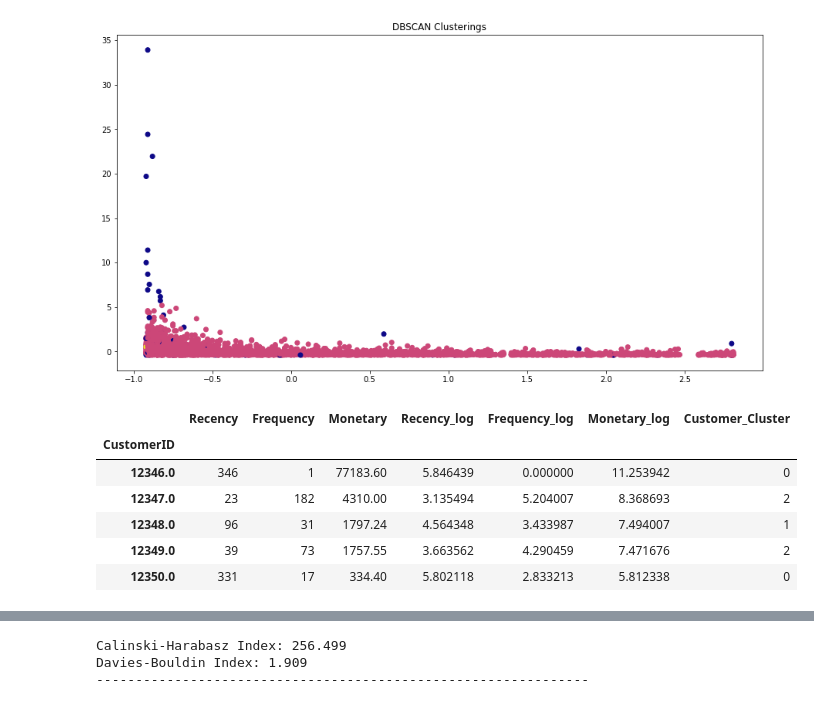
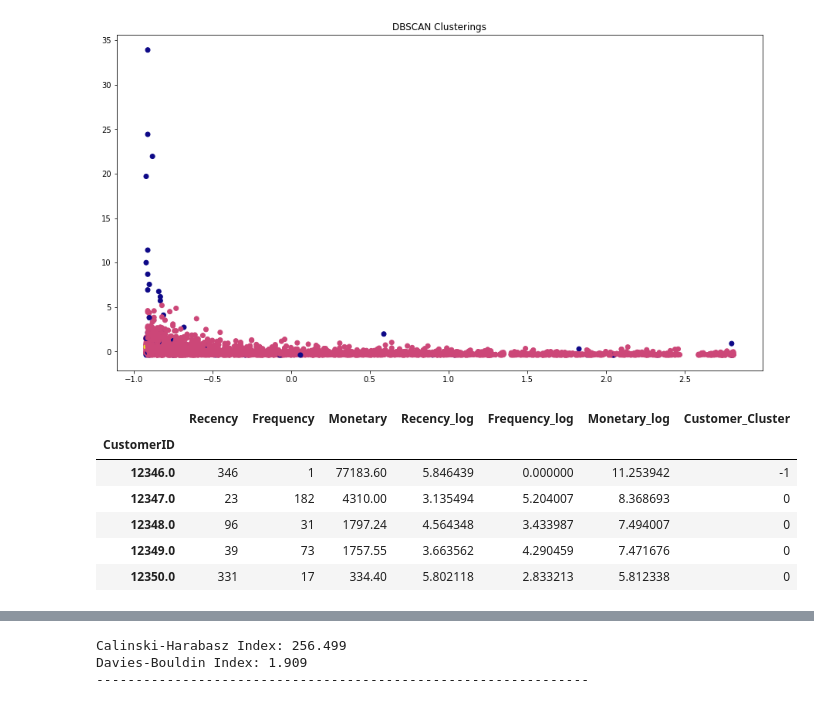
Before and after one commit to Mmbsaksd/Customer-segmentation, a Jupyter notebook: Customer_Segmentation.ipynb, the cells around one changed output, grey strips where cells are left out. Cells and saved outputs as stored; diff of their text form; code cells hidden in the pictures.

```diff
--- a/Customer_Segmentation.ipynb
+++ b/Customer_Segmentation.ipynb
@@ -669,15 +669,15 @@ plt.show()
 # %%
 #Assigning cluster on columns
 dbs = x_features
-dbs['Customer_Cluster'] = kmeans.labels_
+dbs['Customer_Cluster'] = dbscan.labels_
 dbs.head()
 # %% [output]
 |  | Recency | Frequency | Monetary | Recency_log | Frequency_log | Monetary_log | Customer_Cluster |
 | CustomerID |  |  |  |  |  |  |  |
-| 12346.0 | 346 | 1 | 77183.60 | 5.846439 | 0.000000 | 11.253942 | 0 |
-| 12347.0 | 23 | 182 | 4310.00 | 3.135494 | 5.204007 | 8.368693 | 2 |
-| 12348.0 | 96 | 31 | 1797.24 | 4.564348 | 3.433987 | 7.494007 | 1 |
-| 12349.0 | 39 | 73 | 1757.55 | 3.663562 | 4.290459 | 7.471676 | 2 |
+| 12346.0 | 346 | 1 | 77183.60 | 5.846439 | 0.000000 | 11.253942 | -1 |
+| 12347.0 | 23 | 182 | 4310.00 | 3.135494 | 5.204007 | 8.368693 | 0 |
+| 12348.0 | 96 | 31 | 1797.24 | 4.564348 | 3.433987 | 7.494007 | 0 |
+| 12349.0 | 39 | 73 | 1757.55 | 3.663562 | 4.290459 | 7.471676 | 0 |
 | 12350.0 | 331 | 17 | 334.40 | 5.802118 | 2.833213 | 5.812338 | 0 |
 # %%
 #Plotting the customer segment by k means
```
Also changed, not shown: parts of 11 cells of this notebook.
